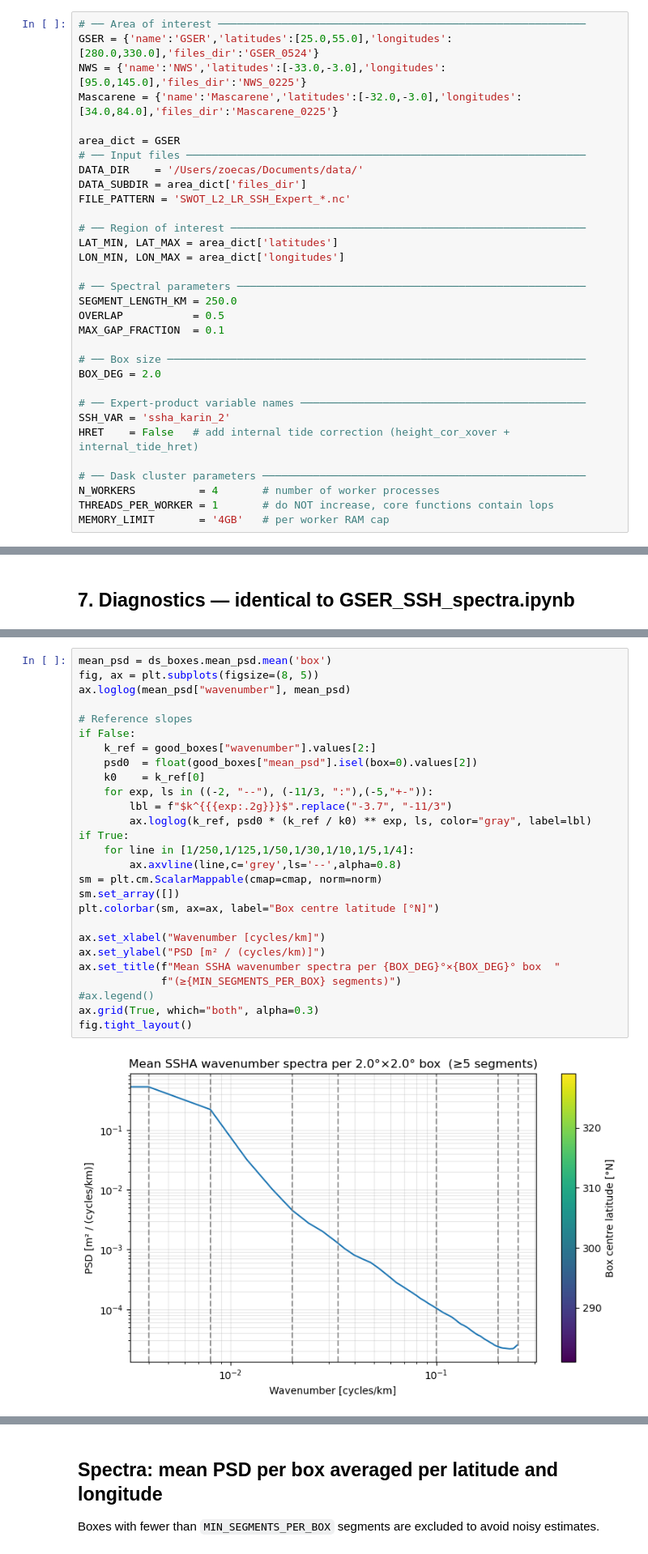
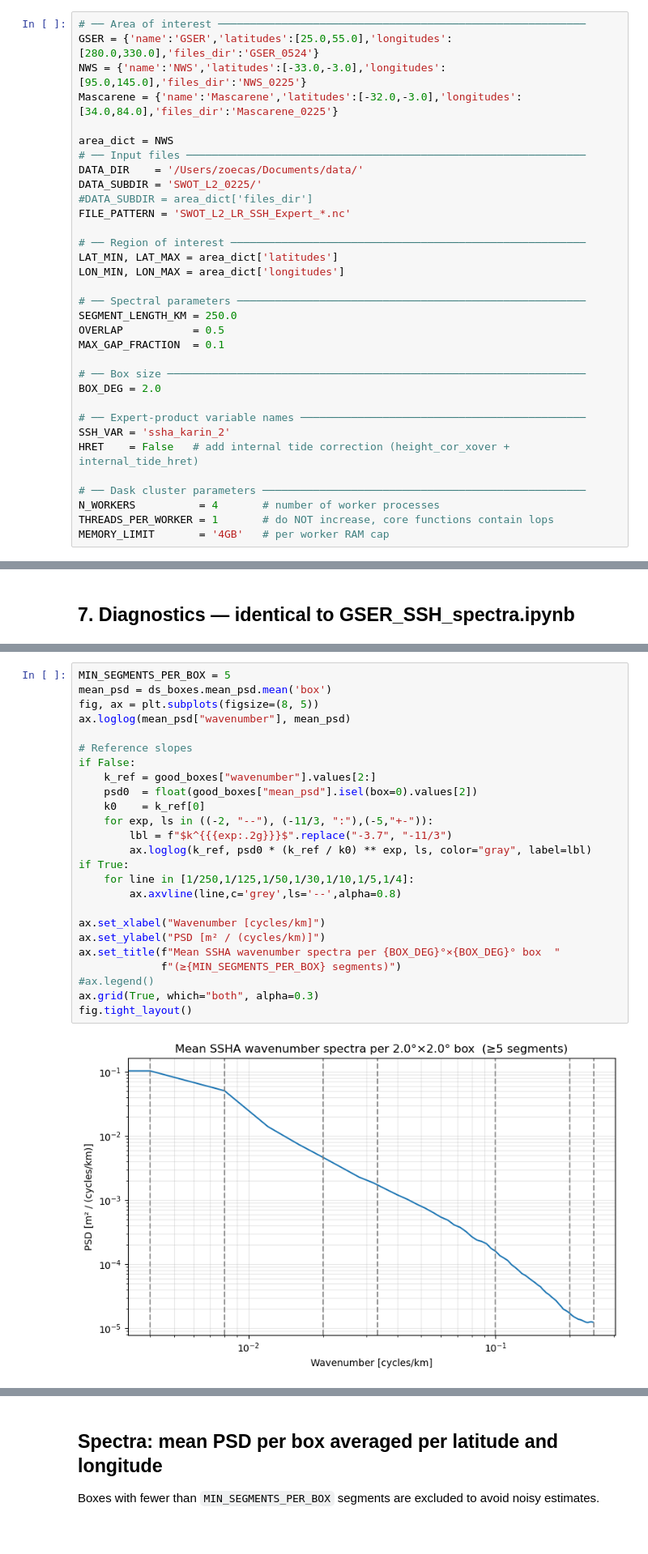
Before and after one commit to zcasparco/SWOT_UHH, a Jupyter notebook: Wavenumber spectra/Regional_SSH_spectra_dask.ipynb, the cells around one changed output, grey strips where cells are left out. Shown at 81% size. Saved outputs shown, nothing was run; the diff lists cells and outputs as text.

```diff
--- a/Wavenumber spectra/Regional_SSH_spectra_dask.ipynb
+++ b/Wavenumber spectra/Regional_SSH_spectra_dask.ipynb
@@ -41,10 +41,11 @@ GSER = {'name':'GSER','latitudes':[25.0,55.0],'longitudes':[280.0,330.0],'files_
 NWS = {'name':'NWS','latitudes':[-33.0,-3.0],'longitudes':[95.0,145.0],'files_dir':'NWS_0225'}
 Mascarene = {'name':'Mascarene','latitudes':[-32.0,-3.0],'longitudes':[34.0,84.0],'files_dir':'Mascarene_0225'}
 
-area_dict = GSER
+area_dict = NWS
 # ── Input files ───────────────────────────────────────────────────────────────
 DATA_DIR    = '/Users/zoecas/Documents/data/'
-DATA_SUBDIR = area_dict['files_dir']
+DATA_SUBDIR = 'SWOT_L2_0225/'
+#DATA_SUBDIR = area_dict['files_dir']
 FILE_PATTERN = 'SWOT_L2_LR_SSH_Expert_*.nc'
 
 # ── Region of interest ────────────────────────────────────────────────────────
@@ -438,32 +439,30 @@ fig.tight_layout()
 # %%
+MIN_SEGMENTS_PER_BOX = 5
 mean_psd = ds_boxes.mean_psd.mean('box')
 fig, ax = plt.subplots(figsize=(8, 5))
 ax.loglog(mean_psd["wavenumber"], mean_psd)
 
 # Reference slopes
 if False:
     k_ref = good_boxes["wavenumber"].values[2:]
     psd0  = float(good_boxes["mean_psd"].isel(box=0).values[2])
     k0    = k_ref[0]
     for exp, ls in ((-2, "--"), (-11/3, ":"),(-5,"+-")):
         lbl = f"$k^{{{exp:.2g}}}$".replace("-3.7", "-11/3")
         ax.loglog(k_ref, psd0 * (k_ref / k0) ** exp, ls, color="gray", label=lbl)
 if True:
     for line in [1/250,1/125,1/50,1/30,1/10,1/5,1/4]:
         ax.axvline(line,c='grey',ls='--',alpha=0.8)
-sm = plt.cm.ScalarMappable(cmap=cmap, norm=norm)
-sm.set_array([])
-plt.colorbar(sm, ax=ax, label="Box centre latitude [°N]")
 
 ax.set_xlabel("Wavenumber [cycles/km]")
 ax.set_ylabel("PSD [m² / (cycles/km)]")
 ax.set_title(f"Mean SSHA wavenumber spectra per {BOX_DEG}°×{BOX_DEG}° box  "
              f"(≥{MIN_SEGMENTS_PER_BOX} segments)")
 #ax.legend()
 ax.grid(True, which="both", alpha=0.3)
 fig.tight_layout()
 # %% [output]
-[figure, old version]
+[figure, new version]
 # %%
 #Integrate the mean PSD over different k bands
 k_min, k_max = [1/125,1/50,1/30], [1/10,1/5,1/4]  # cycles/km
```
Also changed, not shown: parts of 16 cells of this notebook, 1 other file.
